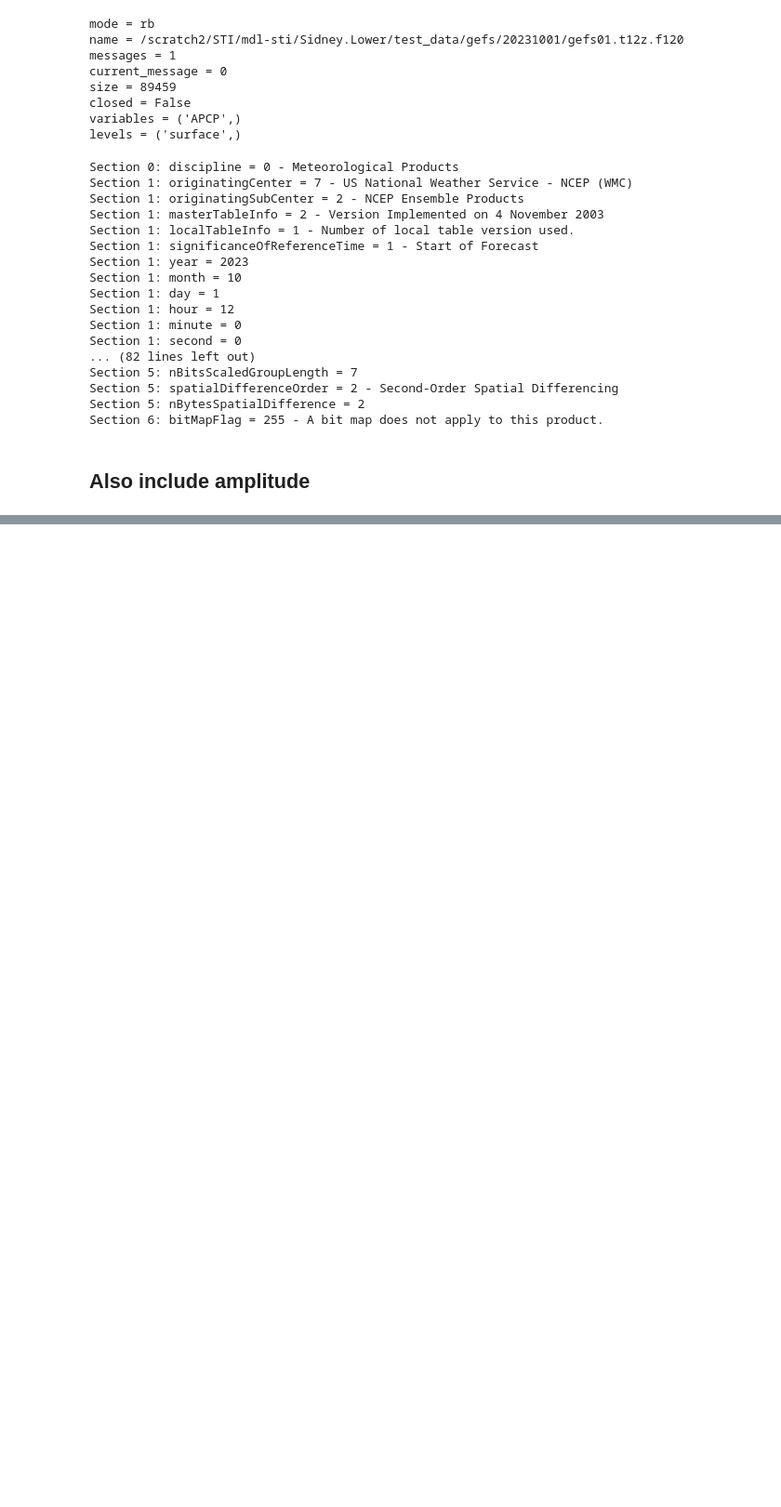
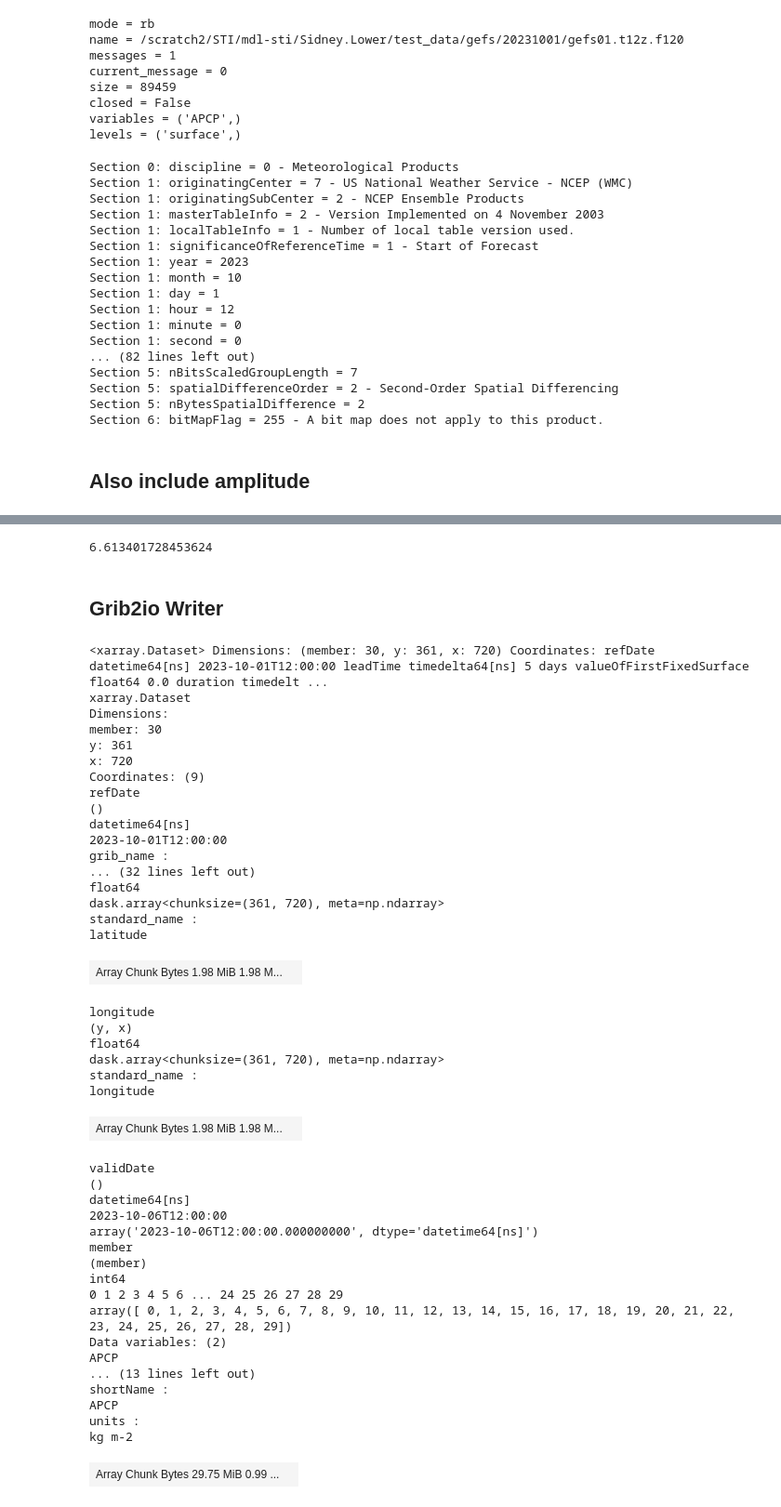
Before and after one commit to SidneyLower-NOAA/SMD_Notebooks, a Jupyter notebook: Coalescence_Notebooks/Coalescence_Testing.ipynb, the cells around one changed output, grey strips where cells are left out. Shown at 93% size. Drawn from its saved outputs; the diff is of its cells as text; code cells hidden in the pictures; blank space fills up the shorter version.

```diff
--- a/Coalescence_Notebooks/Coalescence_Testing.ipynb
+++ b/Coalescence_Notebooks/Coalescence_Testing.ipynb
@@ -1191,0 +1273,6 @@ def magnitude_func_spec(c_k, m_k, n_k,S_spec):
+# %%
+obj1
+# %% [output]
+6.613401728453624
+# %% [markdown]
+## Grib2io Writer
@@ -1191,0 +1293,46 @@ def magnitude_func_spec(c_k, m_k, n_k,S_spec):
+# %%
+gefs_dataip
+# %% [output]
+<xarray.Dataset> Dimensions: (member: 30, y: 361, x: 720) Coordinates: refDate datetime64[ns] 2023-10-01T12:00:00 leadTime timedelta64[ns] 5 days valueOfFirstFixedSurface float64 0.0 duration timedelt ...
+xarray.Dataset
+Dimensions:
+member: 30
+y: 361
+x: 720
+Coordinates: (9)
+refDate
+()
+datetime64[ns]
+2023-10-01T12:00:00
+grib_name :
+... (32 lines left out)
+float64
+dask.array<chunksize=(361, 720), meta=np.ndarray>
+standard_name :
+latitude
+| Array Chunk Bytes 1.98 MiB 1.98 M... |  |
+longitude
+(y, x)
+float64
+dask.array<chunksize=(361, 720), meta=np.ndarray>
+standard_name :
+longitude
+| Array Chunk Bytes 1.98 MiB 1.98 M... |  |
+validDate
+()
+datetime64[ns]
+2023-10-06T12:00:00
+array('2023-10-06T12:00:00.000000000', dtype='datetime64[ns]')
+member
+(member)
+int64
+0 1 2 3 4 5 6 ... 24 25 26 27 28 29
+array([ 0, 1, 2, 3, 4, 5, 6, 7, 8, 9, 10, 11, 12, 13, 14, 15, 16, 17, 18, 19, 20, 21, 22, 23, 24, 25, 26, 27, 28, 29])
+Data variables: (2)
+APCP
+... (13 lines left out)
+shortName :
+APCP
+units :
+kg m-2
+| Array Chunk Bytes 29.75 MiB 0.99 ... |  |
```
Also changed, not shown: parts of 14 cells of this notebook, 1 other file.
